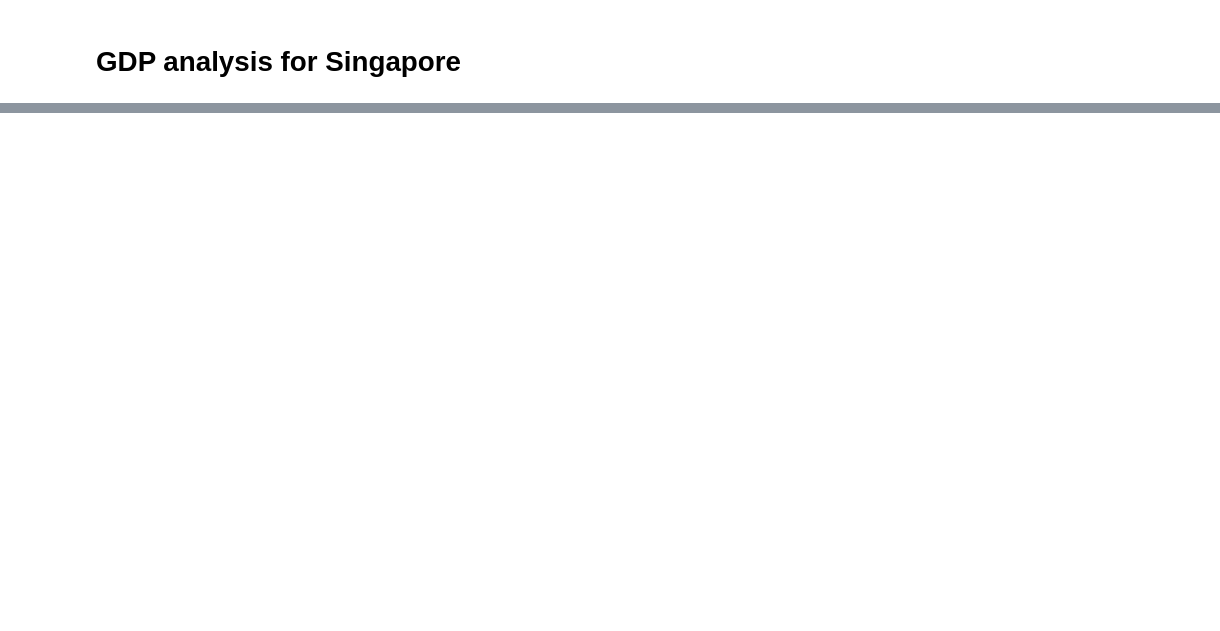
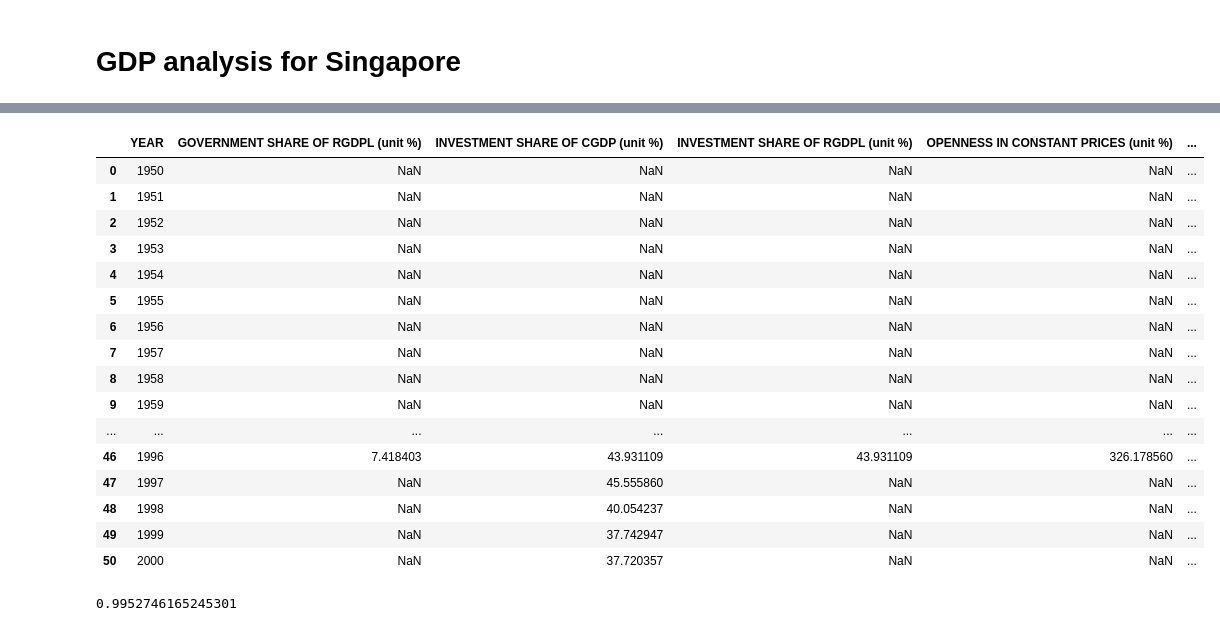
Before and after one commit to NizarGhandri/GDP, a Jupyter notebook: notebooks/singapore_model.ipynb, the cells around one changed output, grey strips where cells are left out. Cells and saved outputs as stored; diff of their text form; code cells hidden in the pictures; blank space fills up the shorter version.

```diff
--- a/notebooks/singapore_model.ipynb
+++ b/notebooks/singapore_model.ipynb
@@ -6,3 +9,3 @@ import pandas as pd
 # %%
-PATH = os.path.join("../data/singapore.csv")
-pd.read_csv(PATH)
+PATH = os.path.join("..", "data", "singapore.csv")
+dataset = pd.read_csv(PATH)
@@ -26,0 +12,20 @@ pd.read_csv(PATH)
+# %%
+dataset
+# %% [output]
+|  | YEAR | GOVERNMENT SHARE OF RGDPL (unit %) | INVESTMENT SHARE OF CGDP (unit %) | INVESTMENT SHARE OF RGDPL (unit %) | OPENNESS IN CONSTANT PRICES (unit %) | ... |
+| 0 | 1950 | NaN | NaN | NaN | NaN | ... |
+| 1 | 1951 | NaN | NaN | NaN | NaN | ... |
+| 2 | 1952 | NaN | NaN | NaN | NaN | ... |
+| 3 | 1953 | NaN | NaN | NaN | NaN | ... |
+| 4 | 1954 | NaN | NaN | NaN | NaN | ... |
+| 5 | 1955 | NaN | NaN | NaN | NaN | ... |
+| 6 | 1956 | NaN | NaN | NaN | NaN | ... |
+| 7 | 1957 | NaN | NaN | NaN | NaN | ... |
+| 8 | 1958 | NaN | NaN | NaN | NaN | ... |
+| 9 | 1959 | NaN | NaN | NaN | NaN | ... |
+| ... | ... | ... | ... | ... | ... | ... |
+| 46 | 1996 | 7.418403 | 43.931109 | 43.931109 | 326.178560 | ... |
+| 47 | 1997 | NaN | 45.555860 | NaN | NaN | ... |
+| 48 | 1998 | NaN | 40.054237 | NaN | NaN | ... |
+| 49 | 1999 | NaN | 37.742947 | NaN | NaN | ... |
+| 50 | 2000 | NaN | 37.720357 | NaN | NaN | ... |
@@ -26,0 +40,5 @@ pd.read_csv(PATH)
+# %%
+r_2 = R_squared(y_test, X_test@w)
+r_2
+# %% [output]
+0.9952746165245301
```
Also changed, not shown: parts of 4 cells of this notebook, 4 other files.
